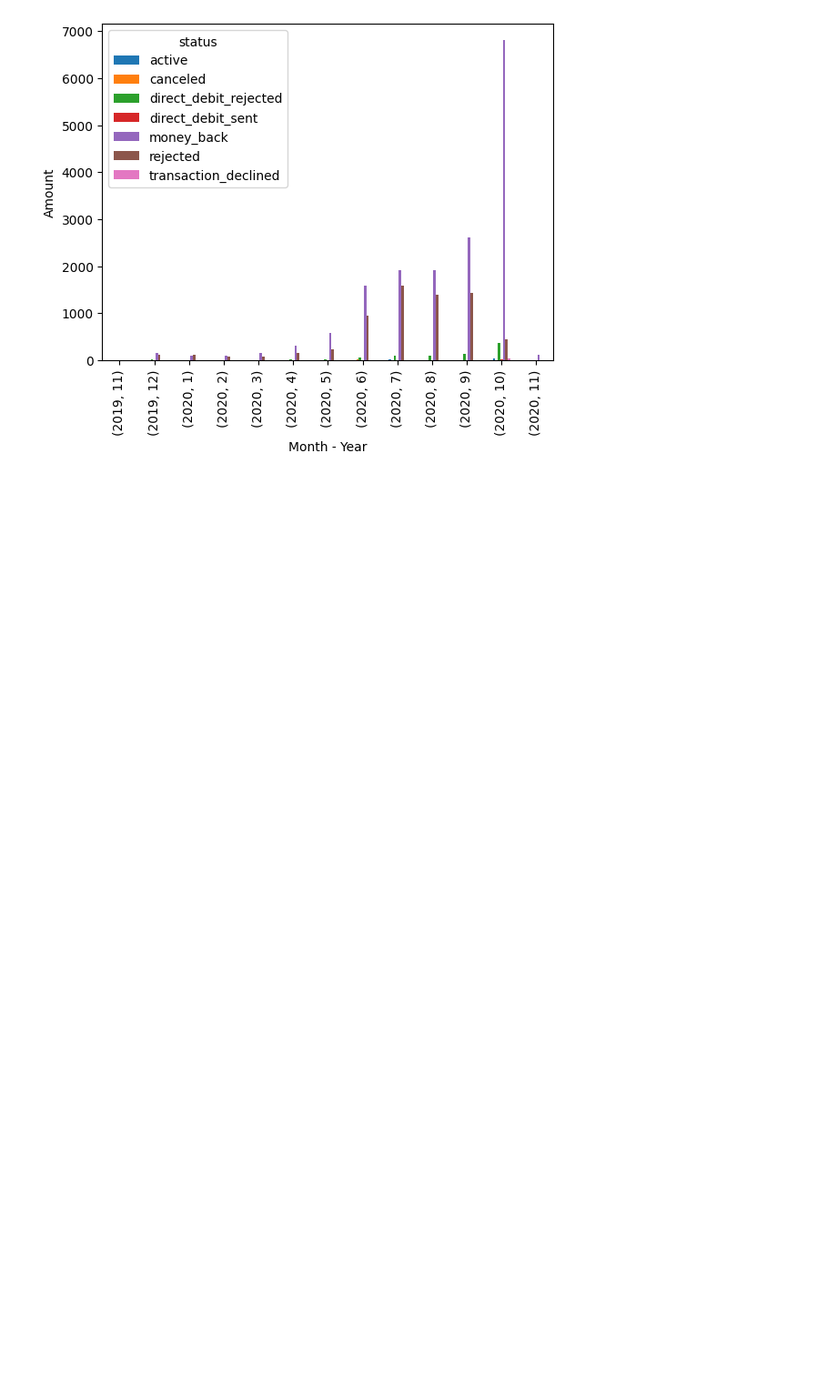
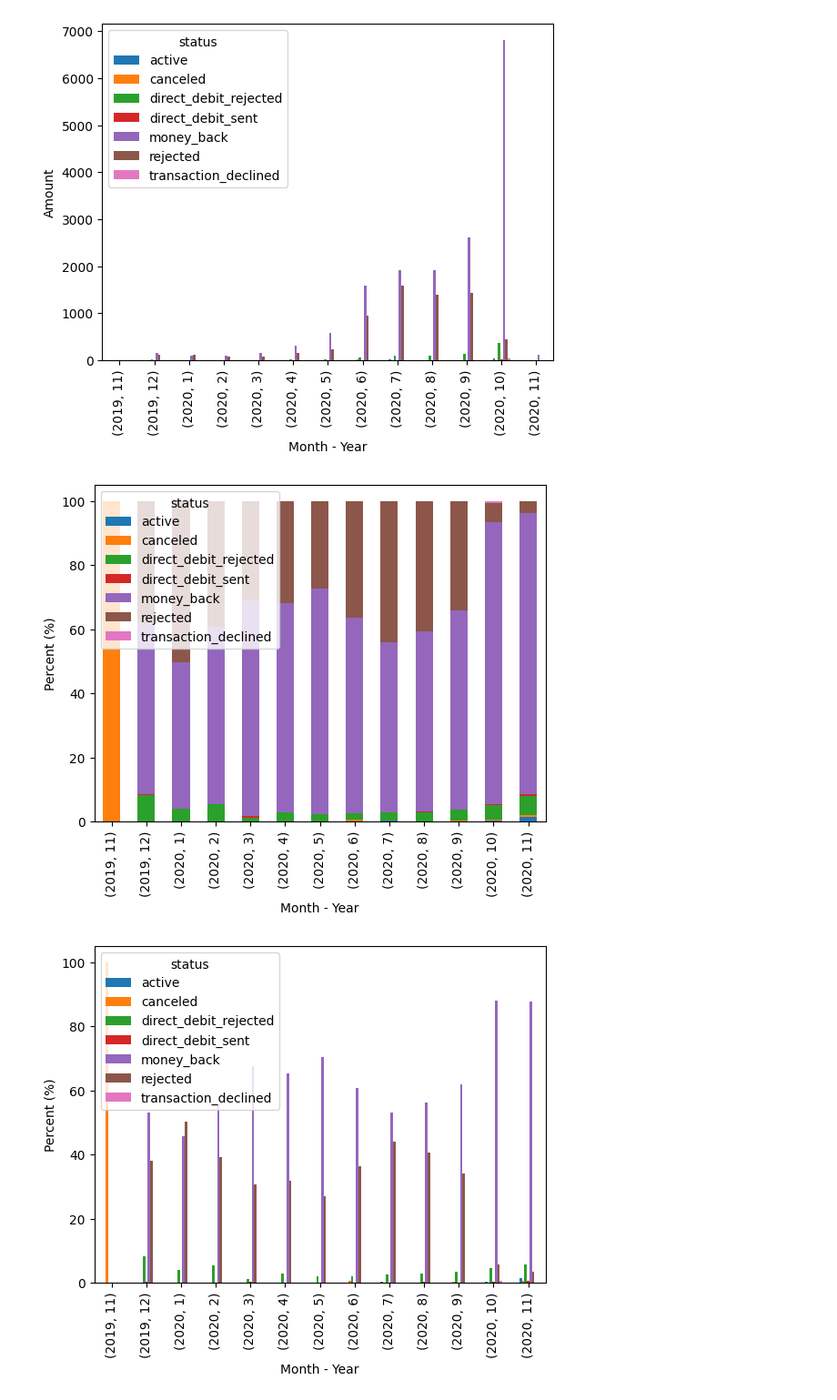
Before and after one commit to ivanseldas/microcredit-churn-classifier, a Jupyter notebook: main.ipynb, the cells around one changed output. Shown at 91% size. Saved outputs shown, nothing was run; the diff lists cells and outputs as text; code cells hidden in the pictures; blank space fills up the shorter version.

Commit message:
Percent

```diff
--- a/main.ipynb
+++ b/main.ipynb
@@ -184,3 +184,18 @@ for stacked in [True, False]:
 # %% [output]
 [figure]
 [figure]
+# %%
+status_cash = cash.copy()
+
+status_cash["month"] = status_cash["created_at"].dt.month
+status_cash["year"] = status_cash["created_at"].dt.year
+
+gb = status_cash.groupby(["year", "month", "status"]).size().unstack(fill_value=0)
+
+gb = gb.div(gb.sum(axis=1), axis=0) * 100
+
+for stacked in [True, False]:
+    gb.plot(kind="bar", stacked=stacked, xlabel="Month - Year", ylabel="Percent (%)")
+# %% [output]
+[figure, added]
+[figure, added]
```
